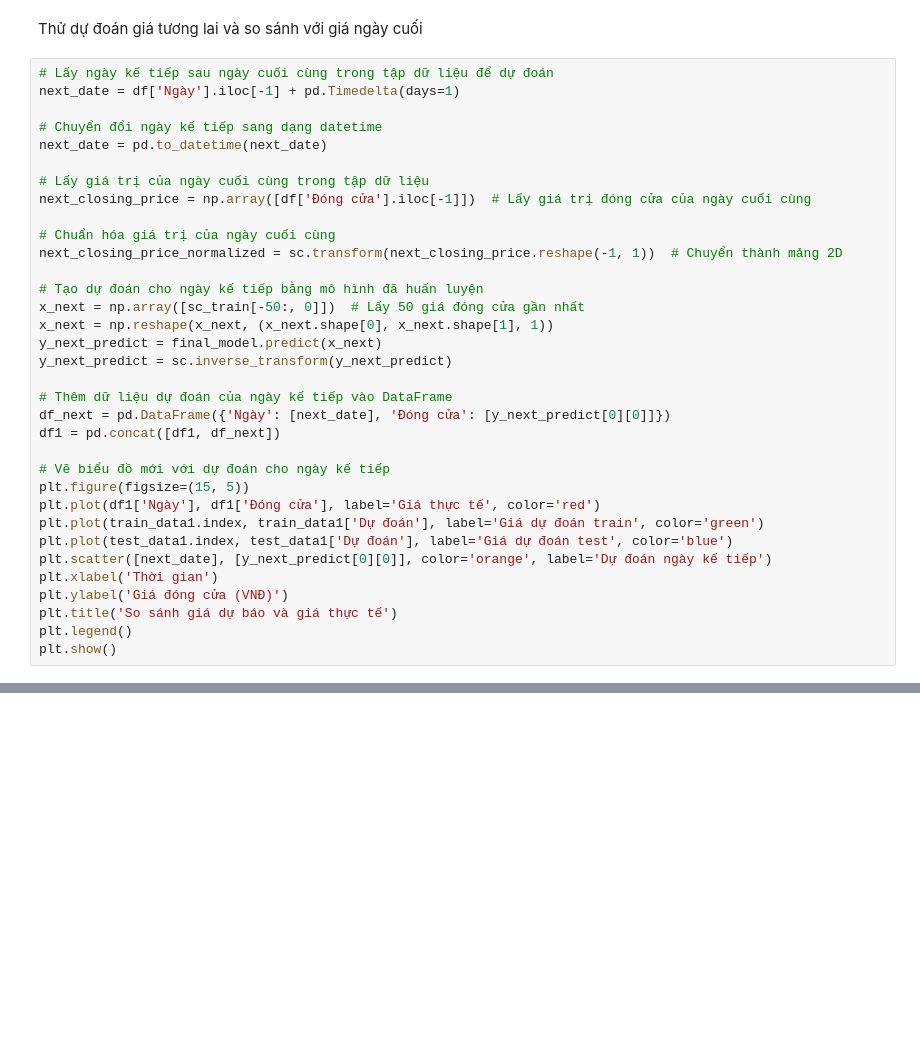
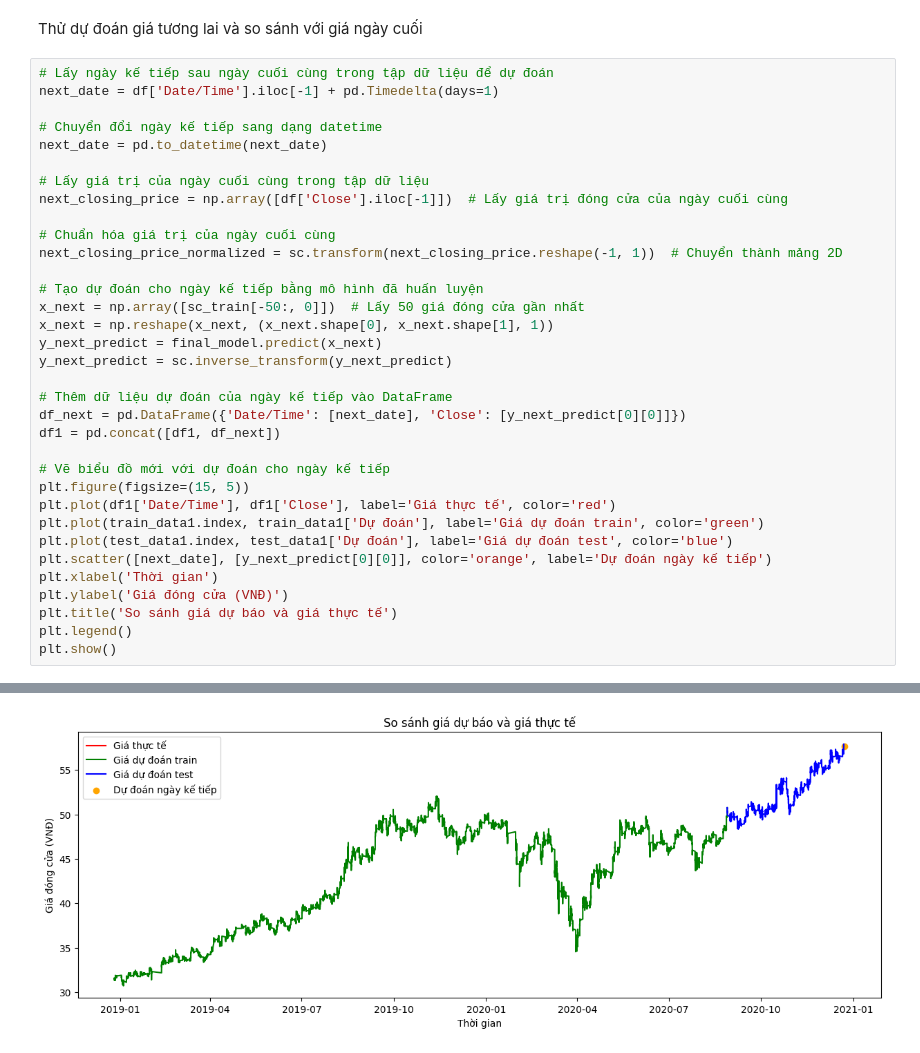
Before and after one commit to NgPcAnhh/Data, a Jupyter notebook: training_stock.ipynb, the cells around one changed output, grey strips where cells are left out. Cells and saved outputs as stored; diff of their text form; blank space fills up the shorter version.

```diff
--- a/training_stock.ipynb
+++ b/training_stock.ipynb
@@ -492,13 +482,13 @@ test_data1
 Thử dự đoán giá tương lai và so sánh với giá ngày cuối
 # %%
 # Lấy ngày kế tiếp sau ngày cuối cùng trong tập dữ liệu để dự đoán
-next_date = df['Ngày'].iloc[-1] + pd.Timedelta(days=1)
+next_date = df['Date/Time'].iloc[-1] + pd.Timedelta(days=1)
 
 # Chuyển đổi ngày kế tiếp sang dạng datetime
 next_date = pd.to_datetime(next_date)
 
 # Lấy giá trị của ngày cuối cùng trong tập dữ liệu
-next_closing_price = np.array([df['Đóng cửa'].iloc[-1]])  # Lấy giá trị đóng cửa của ngày cuối cùng
+next_closing_price = np.array([df['Close'].iloc[-1]])  # Lấy giá trị đóng cửa của ngày cuối cùng
 
 # Chuẩn hóa giá trị của ngày cuối cùng
 next_closing_price_normalized = sc.transform(next_closing_price.reshape(-1, 1))  # Chuyển thành mảng 2D
@@ -510,12 +500,12 @@ y_next_predict = final_model.predict(x_next)
 y_next_predict = sc.inverse_transform(y_next_predict)
 
 # Thêm dữ liệu dự đoán của ngày kế tiếp vào DataFrame
-df_next = pd.DataFrame({'Ngày': [next_date], 'Đóng cửa': [y_next_predict[0][0]]})
+df_next = pd.DataFrame({'Date/Time': [next_date], 'Close': [y_next_predict[0][0]]})
 df1 = pd.concat([df1, df_next])
 
 # Vẽ biểu đồ mới với dự đoán cho ngày kế tiếp
 plt.figure(figsize=(15, 5))
-plt.plot(df1['Ngày'], df1['Đóng cửa'], label='Giá thực tế', color='red')
+plt.plot(df1['Date/Time'], df1['Close'], label='Giá thực tế', color='red')
 plt.plot(train_data1.index, train_data1['Dự đoán'], label='Giá dự đoán train', color='green')
 plt.plot(test_data1.index, test_data1['Dự đoán'], label='Giá dự đoán test', color='blue')
 plt.scatter([next_date], [y_next_predict[0][0]], color='orange', label='Dự đoán ngày kế tiếp')
@@ -529,2 +519,3 @@ KeyError: 'Ngày'
+[figure, added]
 # %%
 # Lấy giá trị của ngày cuối cùng trong tập dữ liệu
```
Also changed, not shown: parts of 6 cells of this notebook.
